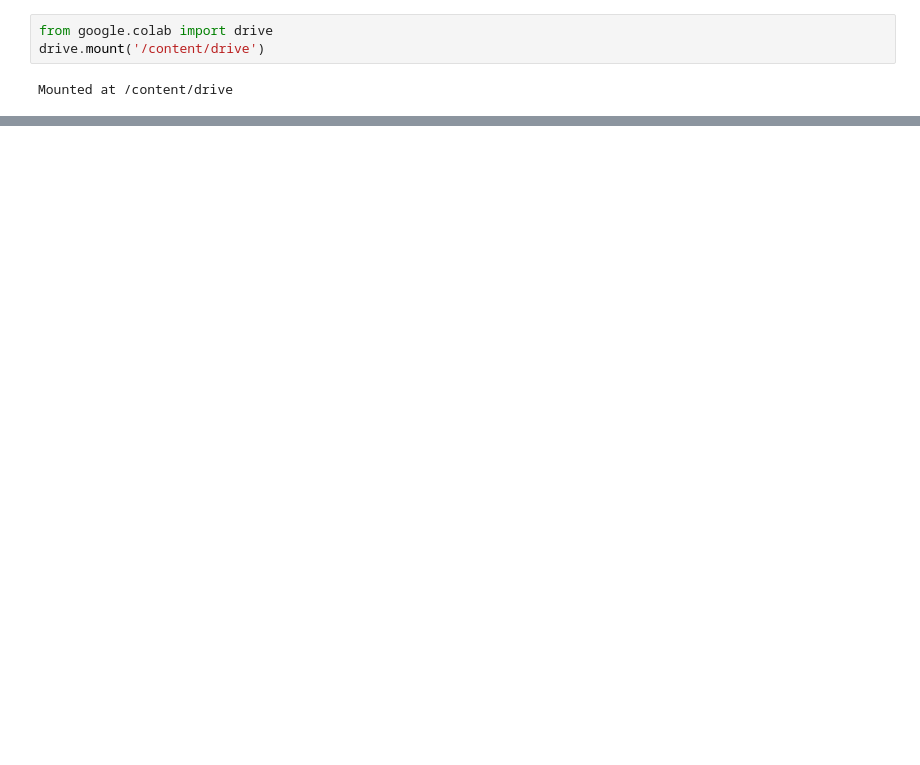
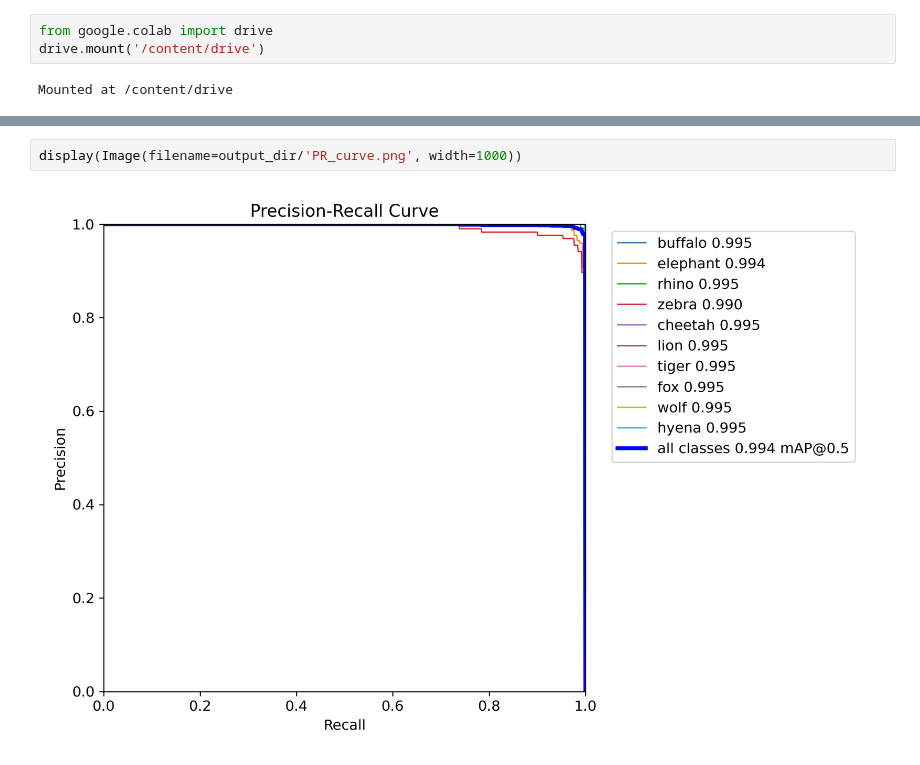
Before and after one commit to agnesSLu/WildAnimalDetection, a Jupyter notebook: notebook/yolo.ipynb, the cells around one changed output, grey strips where cells are left out. Cells and saved outputs as stored; diff of their text form; blank space fills up the shorter version.

```diff
--- a/notebook/yolo.ipynb
+++ b/notebook/yolo.ipynb
@@ -145,0 +230,4 @@ elephant_124.txt
+# %%
+display(Image(filename=output_dir/'PR_curve.png', width=1000))
+# %% [output]
+[figure, added]
```
Also changed, not shown: parts of 34 cells of this notebook, 44 other files.
